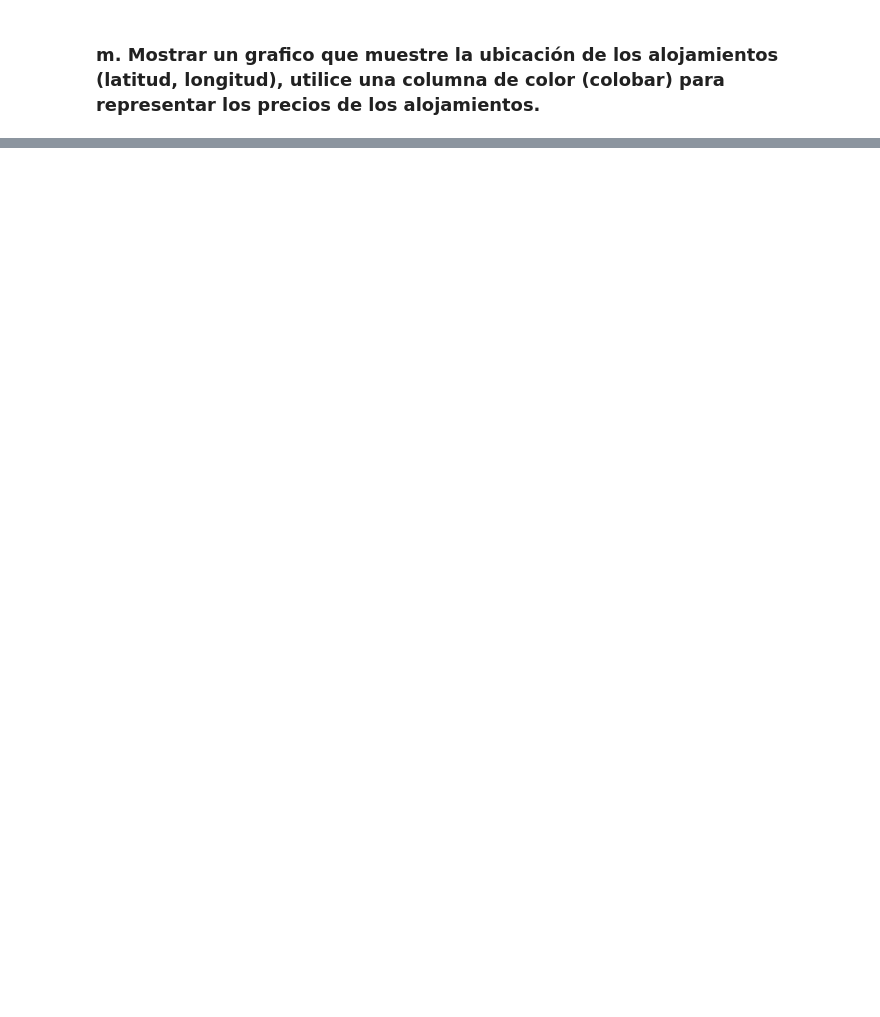
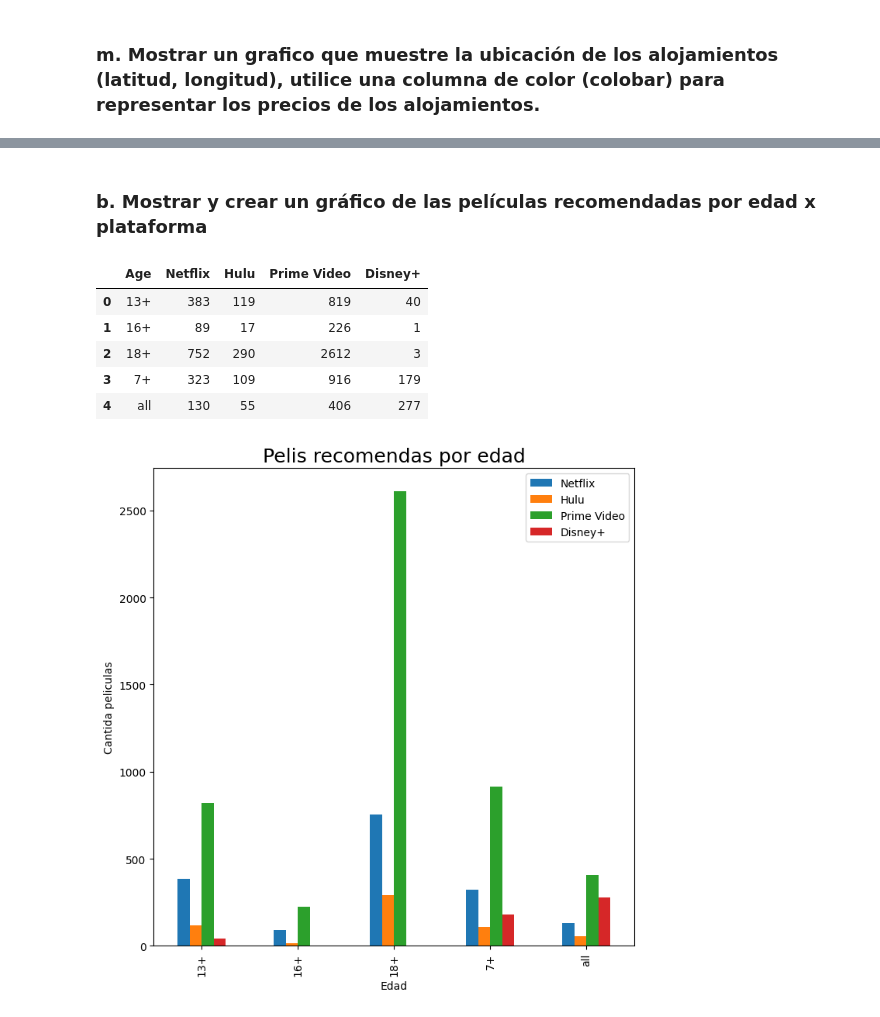
Before and after one commit to villa85/curso_python_2, a Jupyter notebook: Proyecto_III_Visualización_de_Datos/PROYECTO3_YUNIEL_VILLALON_PYTHON20.ipynb, the cells around one changed output, grey strips where cells are left out. Cells and saved outputs as stored; diff of their text form; code cells hidden in the pictures; blank space fills up the shorter version.

```diff
--- a/Proyecto_III_Visualización_de_Datos/PROYECTO3_YUNIEL_VILLALON_PYTHON20.ipynb
+++ b/Proyecto_III_Visualización_de_Datos/PROYECTO3_YUNIEL_VILLALON_PYTHON20.ipynb
@@ -234,0 +303,18 @@ Text(0.5, 0.92, 'Ubicación de los tipos de alojamientos')
+# %% [markdown]
+### b.  Mostrar y crear un gráfico de las películas recomendadas por edad x plataforma
+# %%
+cont_edad_streaming = df.groupby(['Age'])[streaming].sum().reset_index() # Se agrupa por edad y se desglosa la cantidad de pelis por las diferentes franjas de edad
+cont_edad_streaming.plot(x='Age', y=streaming, kind='bar')
+plt.xlabel('Edad')
+plt.ylabel('Cantida peliculas')
+plt.title("Pelis recomendas por edad", size=18)
+
+cont_edad_streaming
+# %% [output]
+|  | Age | Netflix | Hulu | Prime Video | Disney+ |
+| 0 | 13+ | 383 | 119 | 819 | 40 |
+| 1 | 16+ | 89 | 17 | 226 | 1 |
+| 2 | 18+ | 752 | 290 | 2612 | 3 |
+| 3 | 7+ | 323 | 109 | 916 | 179 |
+| 4 | all | 130 | 55 | 406 | 277 |
+[figure, added]
```
Also changed, not shown: parts of 15 cells of this notebook.
